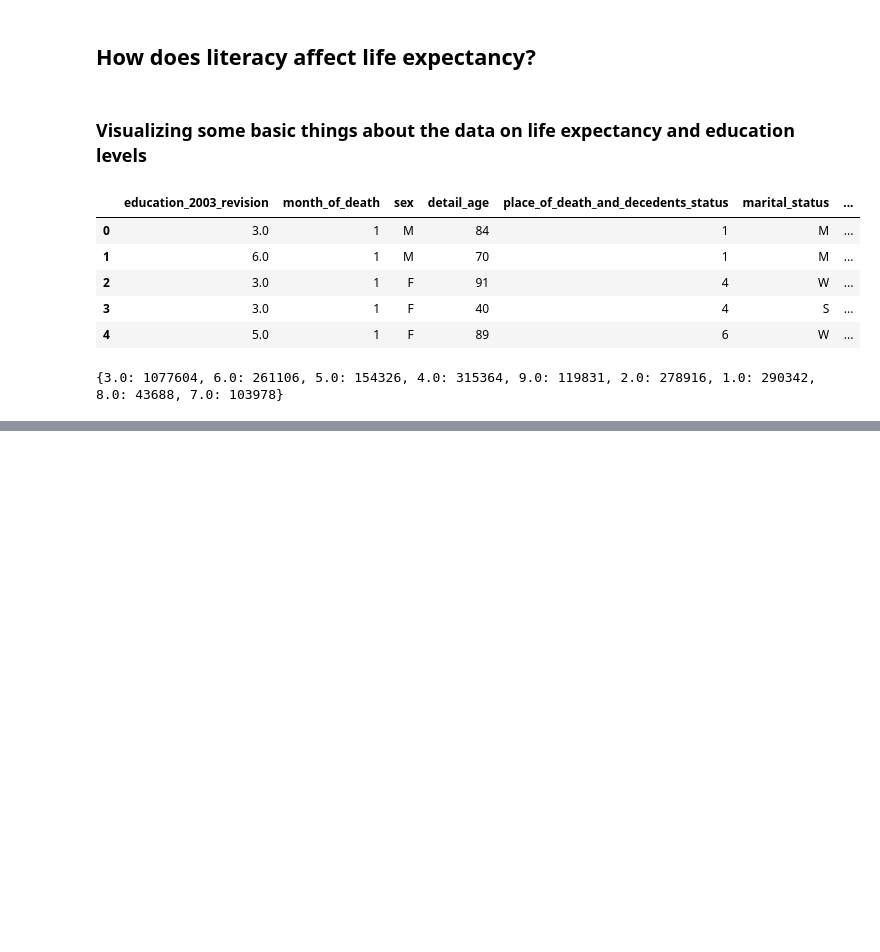
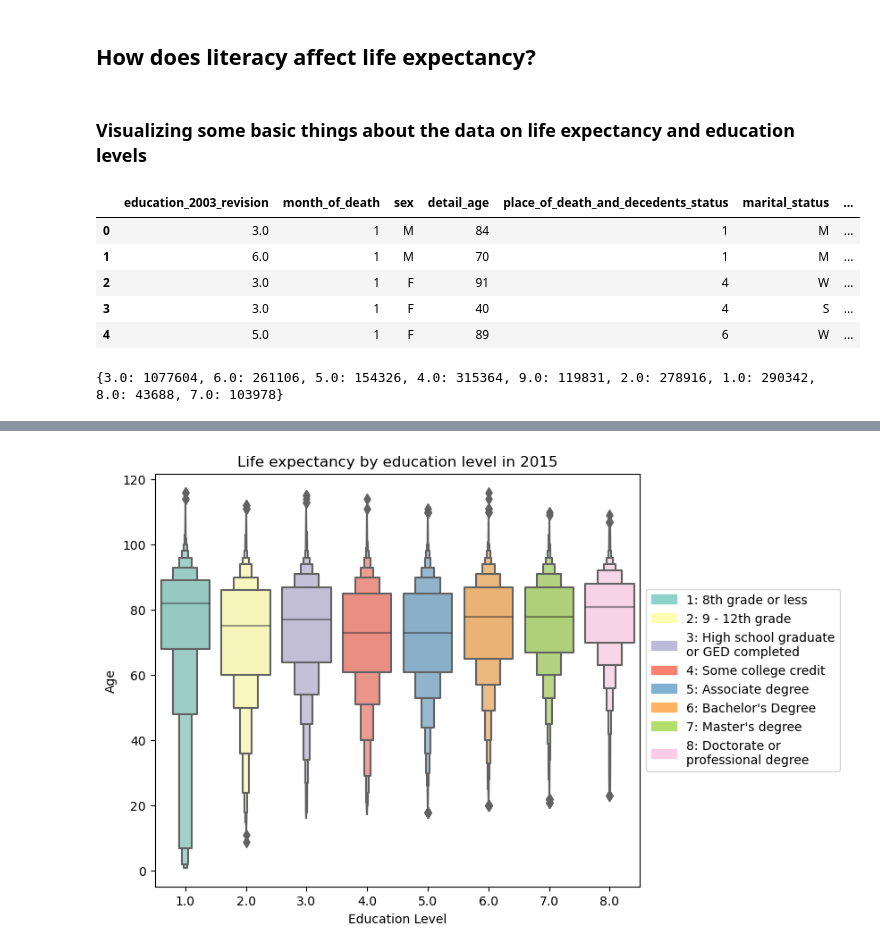
Before and after one commit to luisa-li/death_in_US, a Jupyter notebook: general/literacy.ipynb, the cells around one changed output, grey strips where cells are left out. Cells and saved outputs as stored; diff of their text form; code cells hidden in the pictures; blank space fills up the shorter version.

```diff
--- a/general/literacy.ipynb
+++ b/general/literacy.ipynb
@@ -48,0 +73,3 @@ plt.show()
+# %%
+# arbitrarily drop all columns that have either education as unknown or age as 999, which is a code not overed in the documentation, which can be assumed to mean NaN
+edu_age = age.drop(age[age['education_2003_revision'] == 9].index)
@@ -48,0 +83,26 @@ plt.show()
+# %%
+# manually creating the legend for the plot below with the documentation
+colors = sns.color_palette('Set3')
+labels = ["1: 8th grade or less", "2: 9 - 12th grade", "3: High school graduate\nor GED completed", "4: Some college credit", "5: Associate degree", "6: Bachelor's Degree", "7: Master's degree", "8: Doctorate or\nprofessional degree"]
+legends = []
+for c, l in zip(colors, labels):
+    patch = mpatches.Patch(color=c, label=l)
+    legends.append(patch)
+# %%
+fig = plt.figure(figsize=(10,6))
+ax = plt.subplot()
+
+sns.boxenplot(x="education_2003_revision", y="detail_age", data=edu_age, palette=sns.color_palette('Set3'));
+
+plt.xlabel("Education Level")
+plt.ylabel("Age")
+plt.title("Life expectancy by education level in 2015")
+
+box = ax.get_position()
+ax.set_position([box.x0, box.y0, box.width * 0.7, box.height])
+
+ax.legend(handles=legends, loc='center left', bbox_to_anchor=(1, 0.5))
+
+plt.show()
+# %% [output]
+[figure, added]
```
Also changed, not shown: parts of 16 cells of this notebook.
